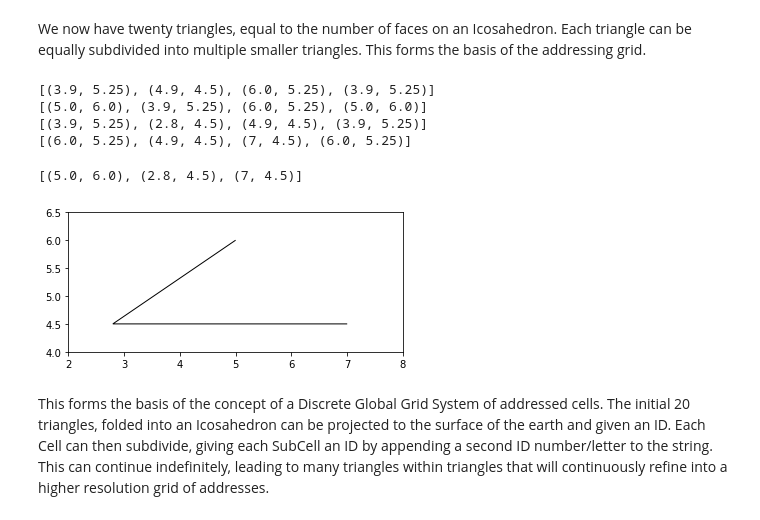
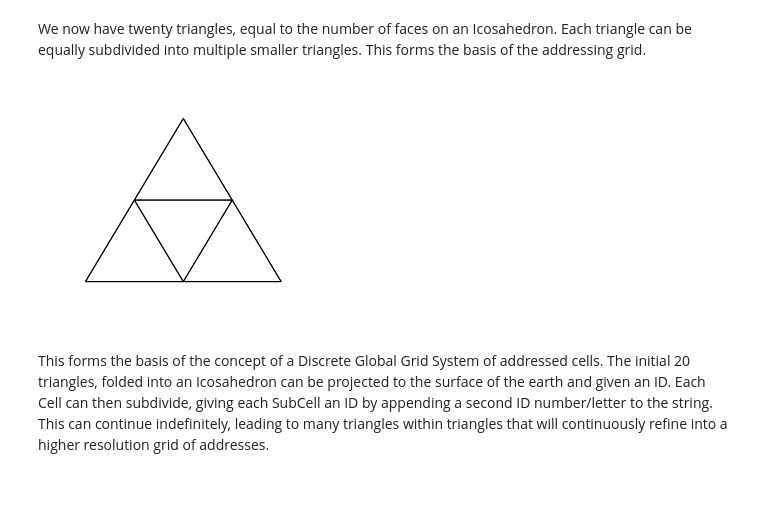
Before and after one commit to data-navigator/dggs, a Jupyter notebook: notebooks/Exploring Discrete Global Grid Systems.ipynb, the cells around one changed output. Saved outputs shown, nothing was run; the diff lists cells and outputs as text; code cells hidden in the pictures; blank space fills up the shorter version.

```diff
--- a/notebooks/Exploring Discrete Global Grid Systems.ipynb
+++ b/notebooks/Exploring Discrete Global Grid Systems.ipynb
@@ -117,41 +112,30 @@ import triangle
 # %%
 t = triangle.Triangle(1, 5, 5, 1)
 y = t.tessellate_class_one()
-# %%
-for i in y:
-    print(i.vertices)
-# %% [output]
-[(3.9, 5.25), (4.9, 4.5), (6.0, 5.25), (3.9, 5.25)]
-[(5.0, 6.0), (3.9, 5.25), (6.0, 5.25), (5.0, 6.0)]
-[(3.9, 5.25), (2.8, 4.5), (4.9, 4.5), (3.9, 5.25)]
-[(6.0, 5.25), (4.9, 4.5), (7, 4.5), (6.0, 5.25)]
-# %%
-t.vertices
-# %% [output]
-[(5.0, 6.0), (2.8, 4.5), (7, 4.5)]
 # %%
 import matplotlib.pyplot as plt
 import numpy as np
 from matplotlib.path import Path
 from matplotlib.patches import PathPatch
 
 
 fig = plt.figure()
 ax = fig.add_subplot(111, aspect='equal')
 path = Path(list(t.vertices))
 patch = PathPatch(path, facecolor='none')
 ax.add_patch(patch)
 
 for _ in t.tessellate_class_one():
     path = Path(_.vertices)
     patch = PathPatch(path, facecolor='none')
     ax.add_patch(patch)
 
-ax.set_xlim((2,8))
-ax.set_ylim((4,6.5))
+ax.set_xlim((4,6))
+ax.set_ylim((4.25,6.25))
 
+plt.axis('off')
 plt.show()
 # %% [output]
-[figure, old version]
+[figure, new version]
 # %% [markdown]
 This forms the basis of the concept of a Discrete Global Grid System of addressed cells. The initial 20 triangles, folded into an Icosahedron can be projected to the surface of the earth and given an ID. Each Cell can then subdivide, giving each SubCell an ID by appending a second ID number/letter to the string. This can continue indefinitely, leading to many triangles within triangles that will continuously refine into a higher resolution grid of addresses.
```
Also changed, not shown: parts of 8 cells of this notebook.
